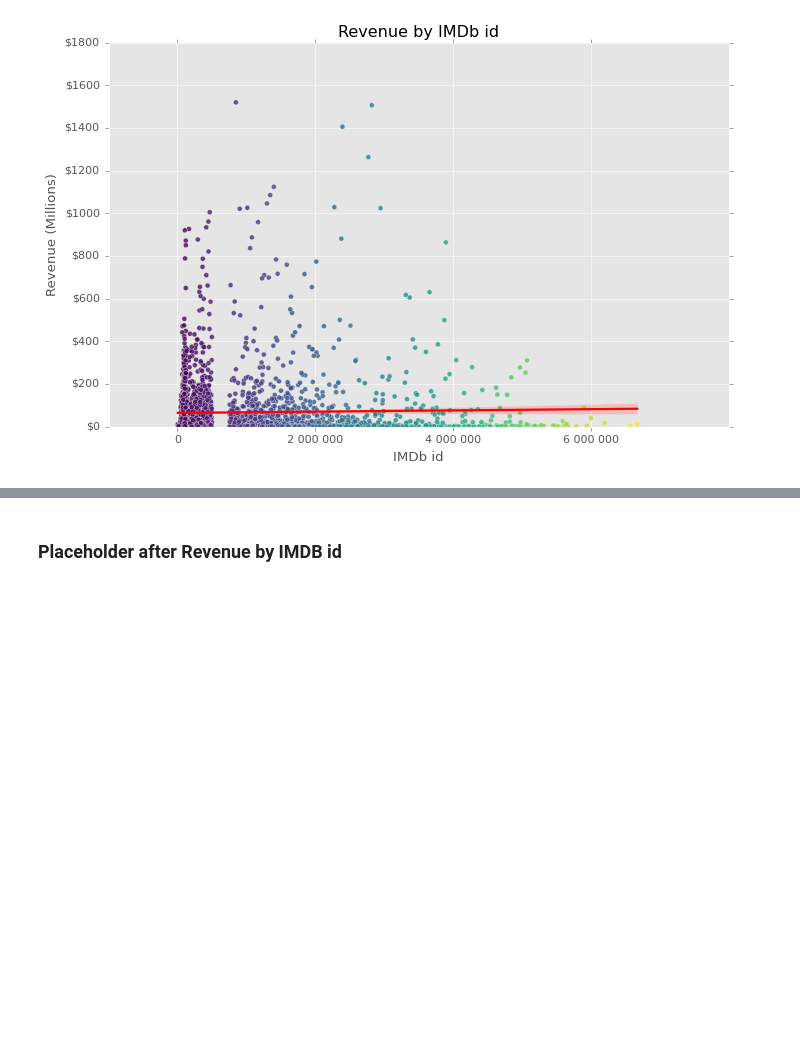
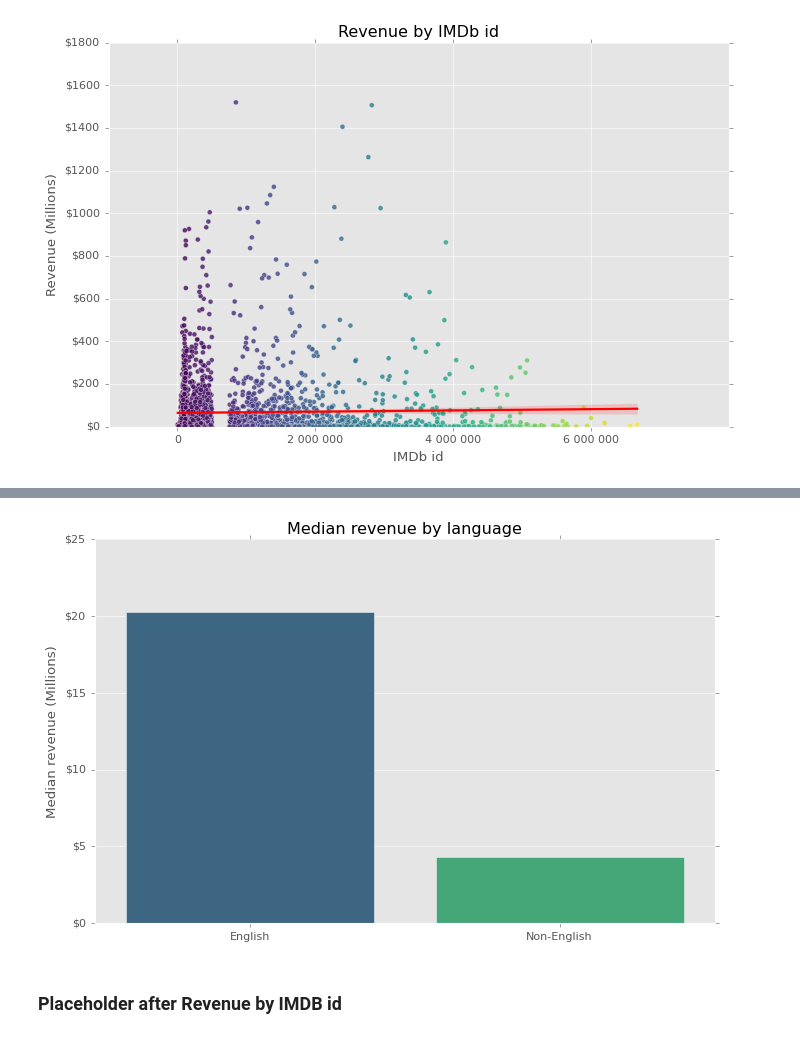
Before and after one commit to ES-Abdellatif/box-office-predictions, a Jupyter notebook: BoxOffice_Predictions_PyDraft.ipynb, the cells around one changed output, grey strips where cells are left out. Saved outputs shown, nothing was run; the diff lists cells and outputs as text; code cells hidden in the pictures; blank space fills up the shorter version.

```diff
--- a/BoxOffice_Predictions_PyDraft.ipynb
+++ b/BoxOffice_Predictions_PyDraft.ipynb
@@ -740,3 +814,31 @@ See the caveats in the documentation: https://pandas.pydata.org/pandas-docs/stab
+# %%
+# Set figure size
+plt.figure(figsize=(10, 6))
+
+# Create bar plot for median revenue by language
+sns.barplot(data=subset_data,
+            x="language",
+            y="revenue",
+            estimator=np.median,
+            hue="language",
+            palette="viridis",
+            dodge=False,
+            errorbar=None)
+
+# Formatting
+plt.ylim(0, subset_data.groupby("language")["revenue"].median().max() * 1.1)  # Add buffer
+plt.yticks(plt.yticks()[0], [f'${int(y/1e6)}' for y in plt.yticks()[0]])  # Format as millions
+
+# Titles and labels
+plt.title("Median revenue by language")
+plt.xlabel("")
+plt.ylabel("Median revenue (Millions)")
+plt.legend([], [], frameon=False)  # Hide legend
+sns.despine()
+
+plt.show()
+# %% [output]
+[figure, added]
 # %% [markdown]
 ### Placeholder after Revenue by IMDB id
 # %%
```
Also changed, not shown: parts of 9 cells of this notebook.
